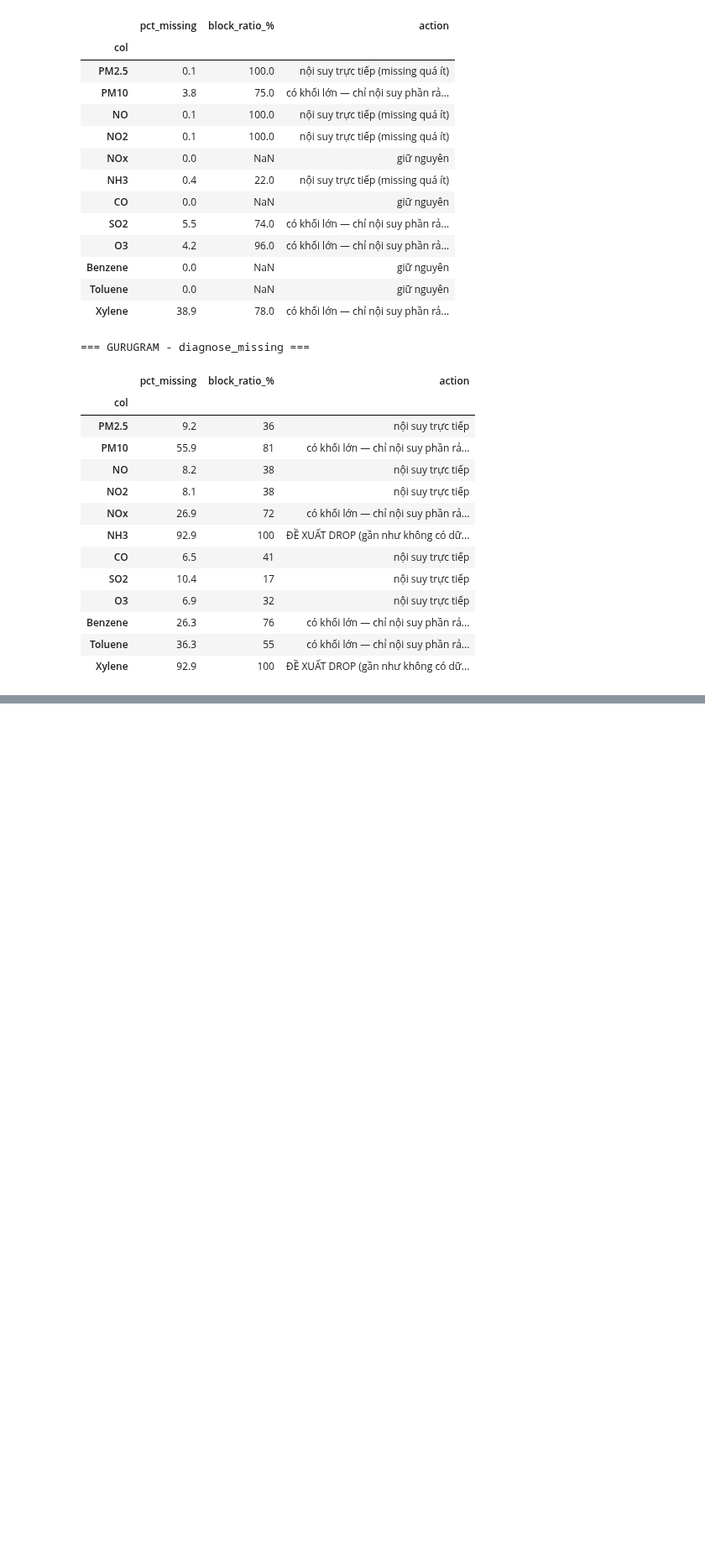
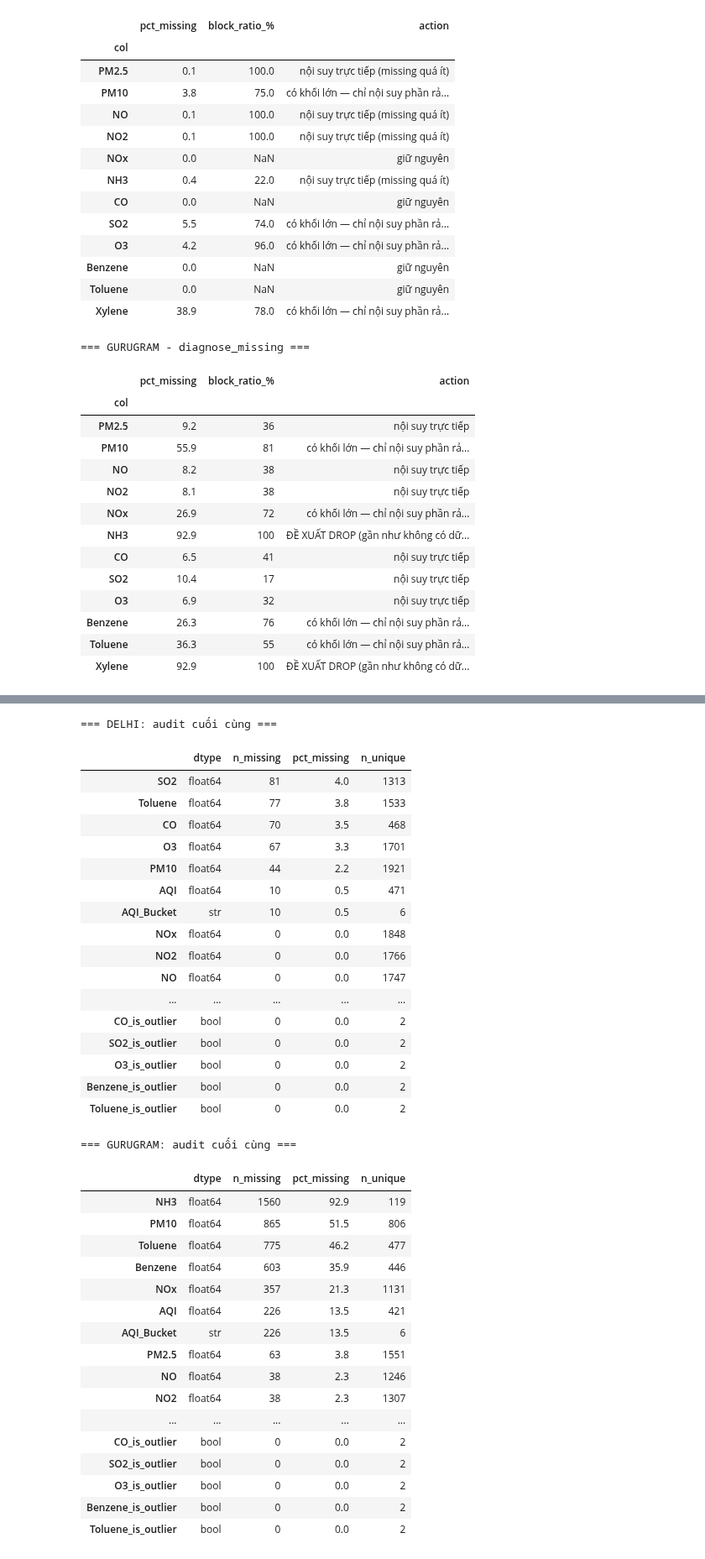
Before and after one commit to MTuan1510/Air-Project, a Jupyter notebook: notebooks/01_clean_delhi_gurugram.ipynb, the cells around one changed output, grey strips where cells are left out. Shown at 84% size. Drawn from its saved outputs; the diff is of its cells as text; code cells hidden in the pictures; blank space fills up the shorter version.

```diff
--- a/notebooks/01_clean_delhi_gurugram.ipynb
+++ b/notebooks/01_clean_delhi_gurugram.ipynb
@@ -170,0 +210,10 @@ Delhi: (2009, 29)  | Gurugram: (1679, 27)
+# %%
+from utils import flag_outliers_iqr, validity_checks
+
+delhi_outliers = flag_outliers_iqr(delhi_clean)
+gurugram_outliers = flag_outliers_iqr(gurugram_clean)
+
+for name, df in [("DELHI", delhi_outliers), ("GURUGRAM", gurugram_outliers)]:
+    outlier_cols = [c for c in df.columns if c.endswith('_is_outlier')]
+    print(f"=== {name}: số ngày bị đánh dấu outlier mỗi cột ===")
+    display(df[outlier_cols].sum().sort_values(ascending=False))
@@ -170,0 +327,43 @@ Delhi: (2009, 29)  | Gurugram: (1679, 27)
+# %%
+print("=== DELHI: audit cuối cùng ===")
+display(audit(delhi_outliers).sort_values('pct_missing', ascending=False))
+
+print("\n=== GURUGRAM: audit cuối cùng ===")
+display(audit(gurugram_outliers).sort_values('pct_missing', ascending=False))
+# %% [output]
+=== DELHI: audit cuối cùng ===
+|  | dtype | n_missing | pct_missing | n_unique |
+| SO2 | float64 | 81 | 4.0 | 1313 |
+| Toluene | float64 | 77 | 3.8 | 1533 |
+| CO | float64 | 70 | 3.5 | 468 |
+| O3 | float64 | 67 | 3.3 | 1701 |
+| PM10 | float64 | 44 | 2.2 | 1921 |
+| AQI | float64 | 10 | 0.5 | 471 |
+| AQI_Bucket | str | 10 | 0.5 | 6 |
+| NOx | float64 | 0 | 0.0 | 1848 |
+| NO2 | float64 | 0 | 0.0 | 1766 |
+| NO | float64 | 0 | 0.0 | 1747 |
+| ... | ... | ... | ... | ... |
+| CO_is_outlier | bool | 0 | 0.0 | 2 |
+| SO2_is_outlier | bool | 0 | 0.0 | 2 |
+| O3_is_outlier | bool | 0 | 0.0 | 2 |
+| Benzene_is_outlier | bool | 0 | 0.0 | 2 |
+| Toluene_is_outlier | bool | 0 | 0.0 | 2 |
+=== GURUGRAM: audit cuối cùng ===
+|  | dtype | n_missing | pct_missing | n_unique |
+| NH3 | float64 | 1560 | 92.9 | 119 |
+| PM10 | float64 | 865 | 51.5 | 806 |
+| Toluene | float64 | 775 | 46.2 | 477 |
+| Benzene | float64 | 603 | 35.9 | 446 |
+| NOx | float64 | 357 | 21.3 | 1131 |
+| AQI | float64 | 226 | 13.5 | 421 |
+| AQI_Bucket | str | 226 | 13.5 | 6 |
+| PM2.5 | float64 | 63 | 3.8 | 1551 |
+| NO | float64 | 38 | 2.3 | 1246 |
+| NO2 | float64 | 38 | 2.3 | 1307 |
+| ... | ... | ... | ... | ... |
+| CO_is_outlier | bool | 0 | 0.0 | 2 |
+| SO2_is_outlier | bool | 0 | 0.0 | 2 |
+| O3_is_outlier | bool | 0 | 0.0 | 2 |
+| Benzene_is_outlier | bool | 0 | 0.0 | 2 |
+| Toluene_is_outlier | bool | 0 | 0.0 | 2 |
```
Also changed, not shown: parts of 20 cells of this notebook, 10 other files.
